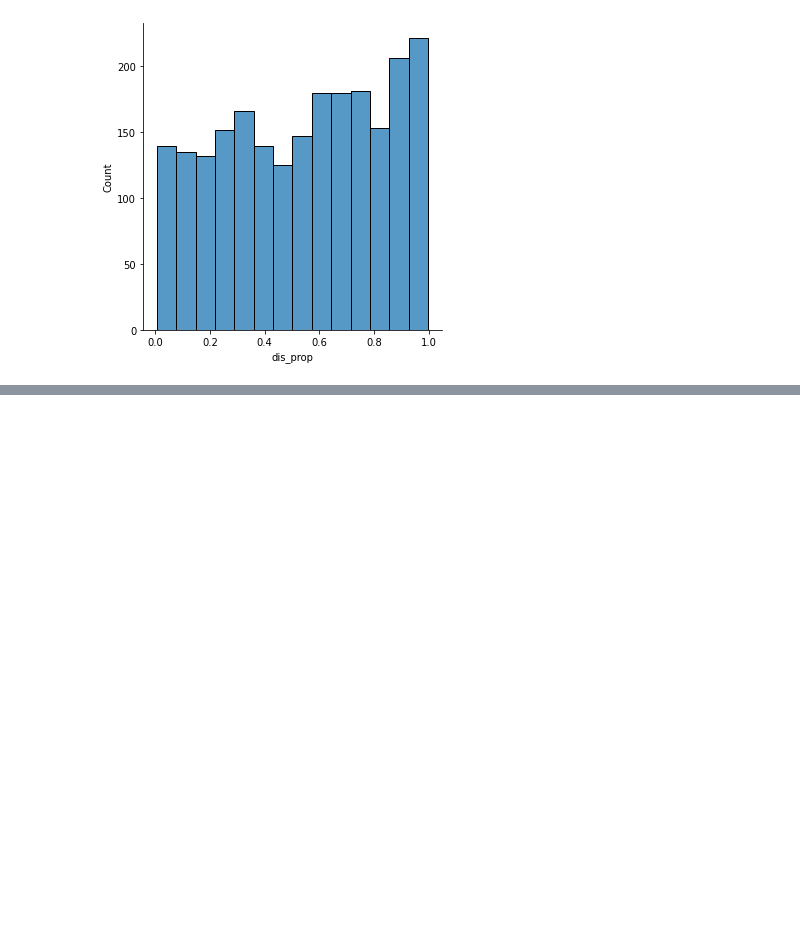
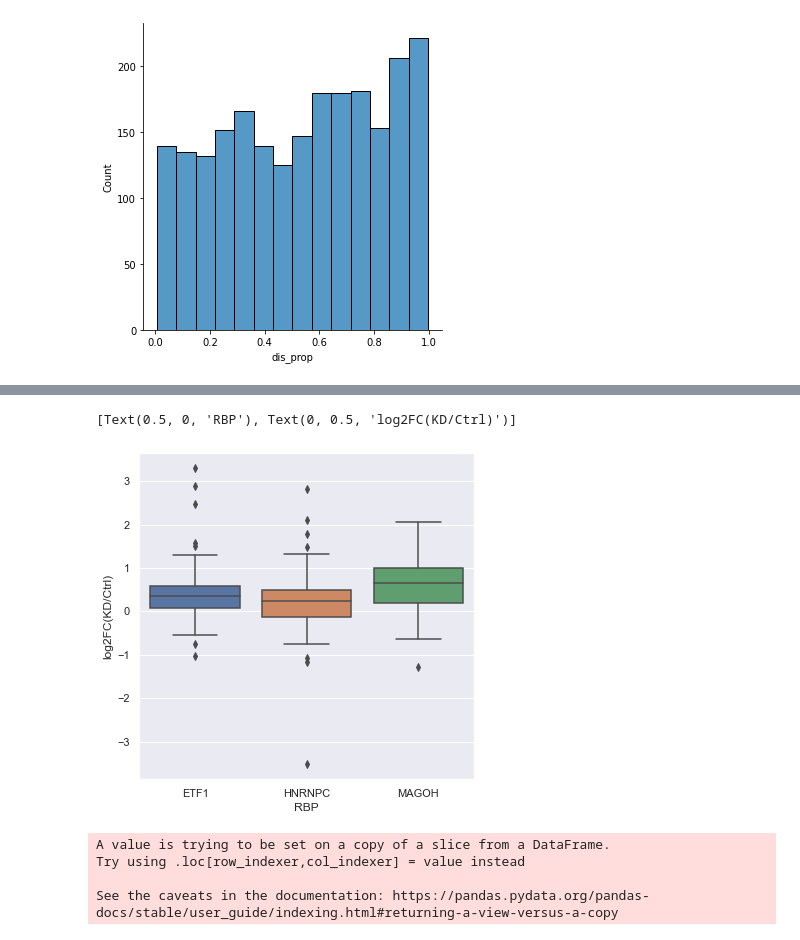
Before and after one commit to CrescentLuo/sequtils, a Jupyter notebook: TestNoteBook.ipynb, the cells around one changed output, grey strips where cells are left out. Drawn from its saved outputs; the diff is of its cells as text; code cells hidden in the pictures; blank space fills up the shorter version.

```diff
--- a/TestNoteBook.ipynb
+++ b/TestNoteBook.ipynb
@@ -184,0 +285,12 @@ ax = sns.displot(x='dis_prop',  data=event_dis_stat)
+# %%
+ETF1_exp['type'] = 'ETF1'
+HNRNPC_exp['type'] = 'HNRNPC'
+MAGOH_exp['type'] = 'MAGOH'
+exp = pd.concat([ETF1_exp,HNRNPC_exp,MAGOH_exp])
+sns.set(rc={'figure.figsize':(6,6)})
+ax = sns.boxplot(x='type',y='log2fc',data=exp)
+ax.set(xlabel='RBP', ylabel='log2FC(KD/Ctrl)')
+plt.savefig('/Users/zluo/TestData/Exp.pdf')
+# %% [output]
+[Text(0.5, 0, 'RBP'), Text(0, 0.5, 'log2FC(KD/Ctrl)')]
+[figure, added]
@@ -184,0 +299,9 @@ ax = sns.displot(x='dis_prop',  data=event_dis_stat)
+# %%
+gtf_gene_coding = gtf_gene[gtf_gene['gene_type'] == 'protein_coding']
+gtf_gene_coding['gene_id'] = gtf_gene_coding['gene_id'].str.split('.').str[0]
+gtf_gene_coding.to_csv('/Users/zluo/TestData/GENCODE/mm10/gencode.vM25.primary_assembly.annotation.gene.coding.tab',sep='\t',index=False)
+# %% [output]
+A value is trying to be set on a copy of a slice from a DataFrame.
+Try using .loc[row_indexer,col_indexer] = value instead
+
+See the caveats in the documentation: https://pandas.pydata.org/pandas-docs/stable/user_guide/indexing.html#returning-a-view-versus-a-copy
```
Also changed, not shown: parts of 11 cells of this notebook, 2 other files.
